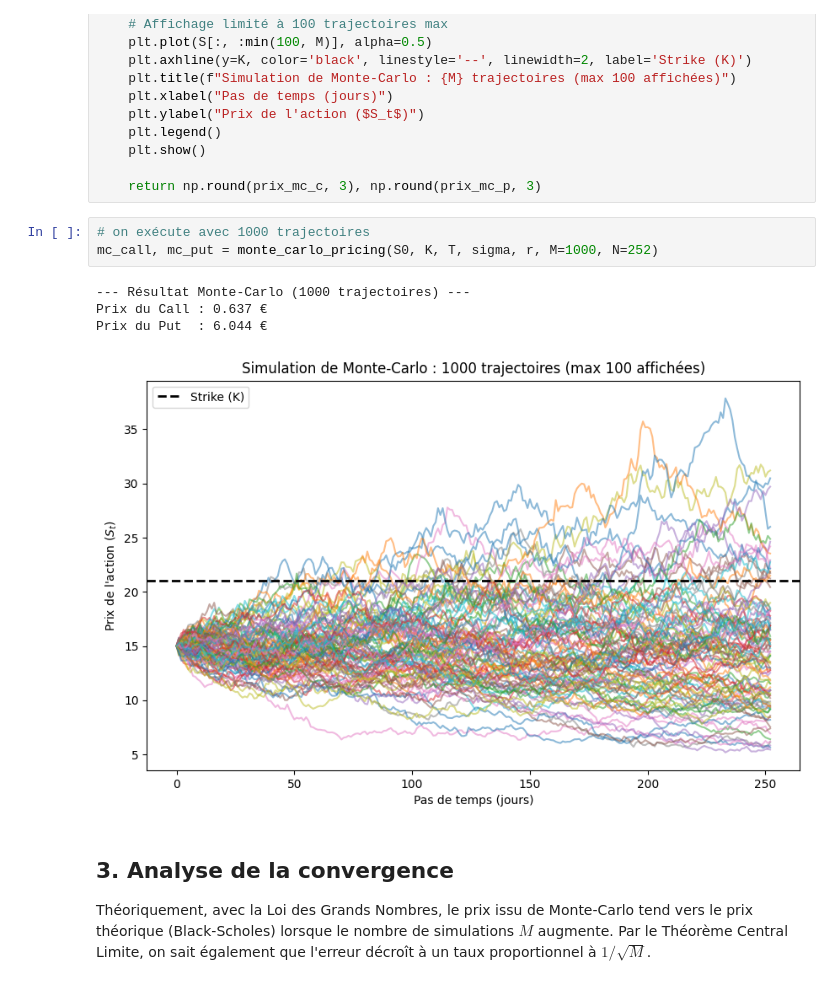
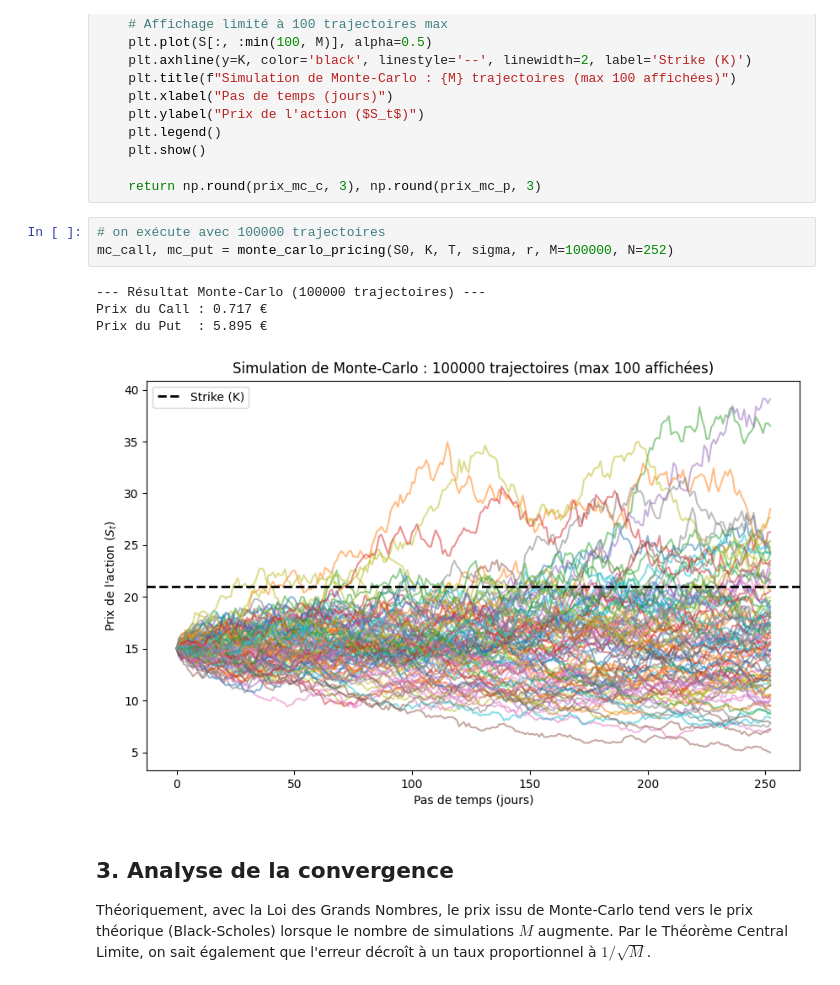
Before and after one commit to mehdi-belhamiti/Option-Pricing-Models-Black-Scholes-vs-Monte-Carlo-Simulations, a Jupyter notebook: Projet Pricing Options.ipynb, the cells around one changed output. Saved outputs shown, nothing was run; the diff lists cells and outputs as text.

```diff
--- a/Projet Pricing Options.ipynb
+++ b/Projet Pricing Options.ipynb
@@ -124,13 +124,13 @@ def monte_carlo_pricing(S0, K, T, sigma, r, M=1000, N=252):
 
     return np.round(prix_mc_c, 3), np.round(prix_mc_p, 3)
 # %%
-# on exécute avec 1000 trajectoires
-mc_call, mc_put = monte_carlo_pricing(S0, K, T, sigma, r, M=1000, N=252)
+# on exécute avec 100000 trajectoires
+mc_call, mc_put = monte_carlo_pricing(S0, K, T, sigma, r, M=100000, N=252)
 # %% [output]
---- Résultat Monte-Carlo (1000 trajectoires) ---
-Prix du Call : 0.637 €
-Prix du Put  : 6.044 €
+--- Résultat Monte-Carlo (100000 trajectoires) ---
+Prix du Call : 0.717 €
+Prix du Put  : 5.895 €
-[figure, old version]
+[figure, new version]
 # %% [markdown]
 ## 3. Analyse de la convergence
 
```
